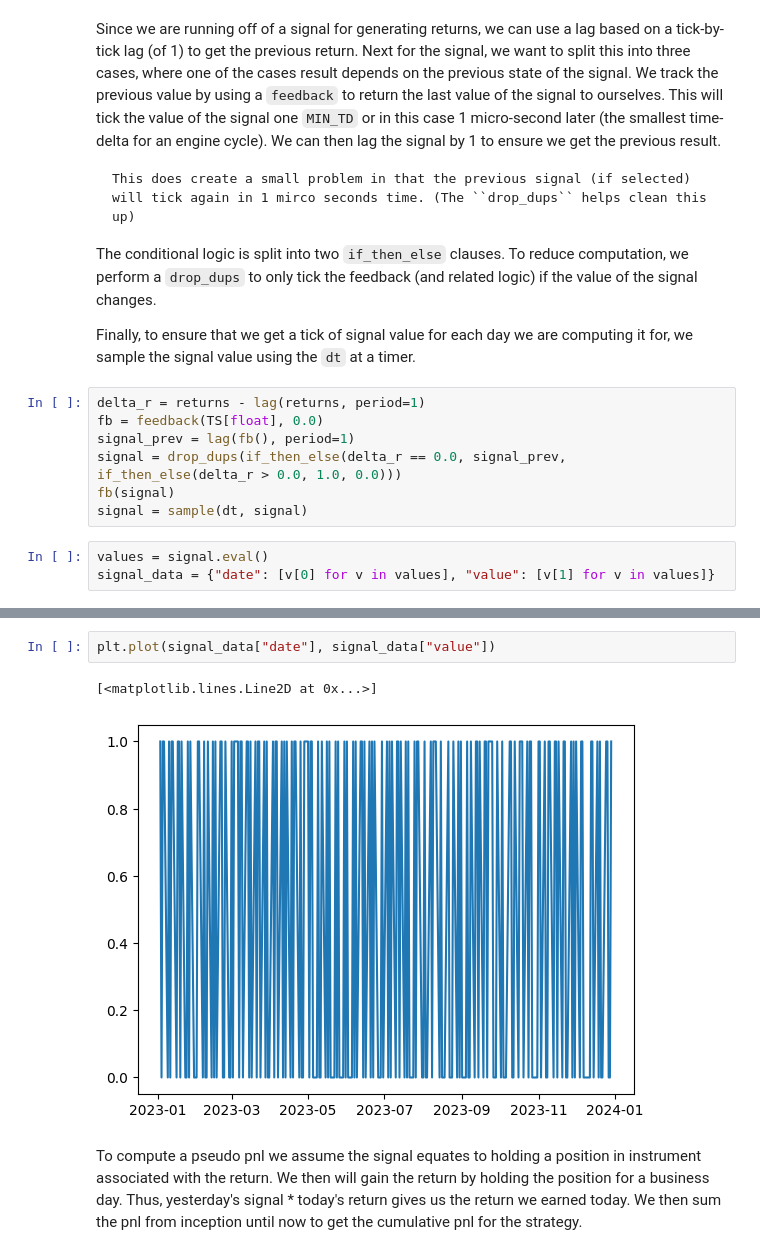
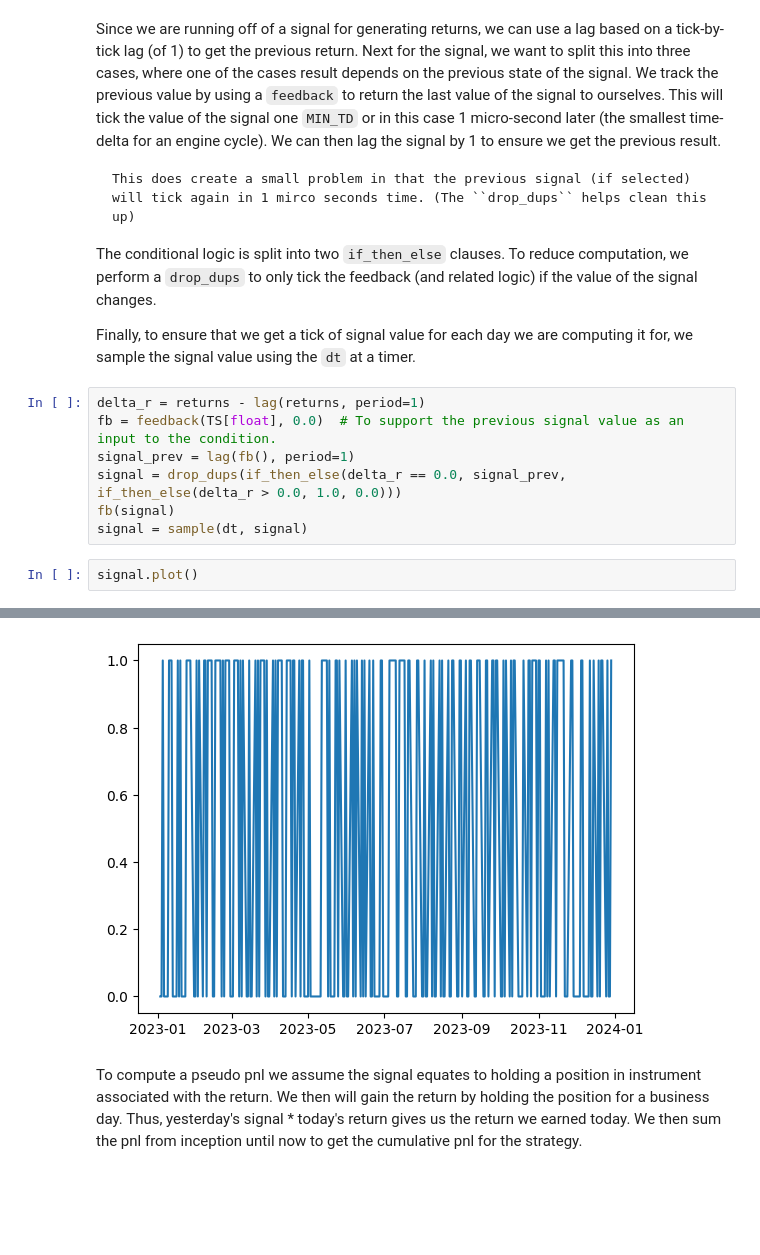
Before and after one commit to hhenson/hg_systematic, a Jupyter notebook: notebooks/power_autocorrelation_strategy.ipynb, the cells around one changed output, grey strips where cells are left out. Drawn from its saved outputs; the diff is of its cells as text; blank space fills up the shorter version.

```diff
--- a/notebooks/power_autocorrelation_strategy.ipynb
+++ b/notebooks/power_autocorrelation_strategy.ipynb
@@ -82,12 +71,11 @@ if the value of the signal changes.
 Finally, to ensure that we get a tick of signal value for each day we are computing it for, we sample the signal value using the ``dt`` at a timer.
 # %%
 delta_r = returns - lag(returns, period=1)
-fb = feedback(TS[float], 0.0)
+fb = feedback(TS[float], 0.0)  # To support the previous signal value as an input to the condition.
 signal_prev = lag(fb(), period=1)
 signal = drop_dups(if_then_else(delta_r == 0.0, signal_prev, if_then_else(delta_r > 0.0, 1.0, 0.0)))
 fb(signal)
 signal = sample(dt, signal)
 # %%
-values = signal.eval()
-signal_data = {"date": [v[0] for v in values], "value": [v[1] for v in values]}
+signal.plot()
 # %% [output]
@@ -97,8 +85,4 @@ signal_data = {"date": [v[0] for v in values], "value": [v[1] for v in values]}
+[figure, added]
-# %%
-plt.plot(signal_data["date"], signal_data["value"])
-# %% [output]
-[<matplotlib.lines.Line2D at 0x...>]
-[figure, removed]
 # %% [markdown]
 To compute a pseudo pnl we assume the signal equates to holding a position in instrument associated with the return. We then will gain the return by holding the position for a business day. Thus, yesterday's signal * today's return gives us the return we earned today. We then sum the pnl from inception until now to get the cumulative pnl for the strategy.
 # %%
```
Also changed, not shown: parts of 8 cells of this notebook, 2 other files.
